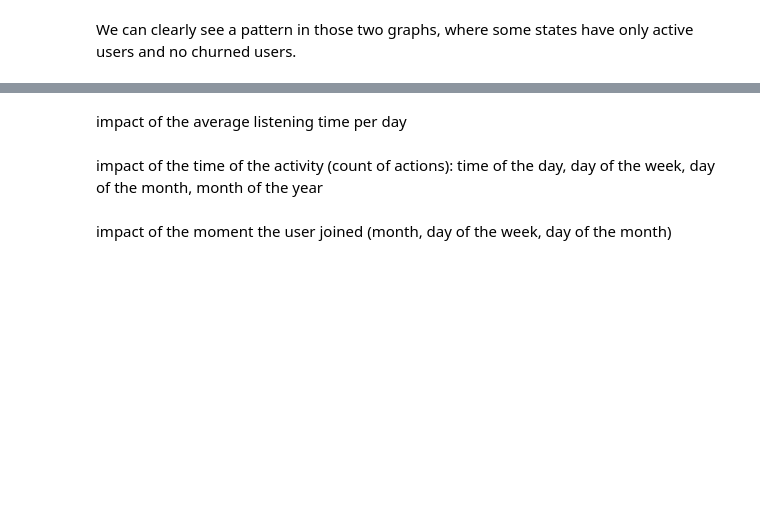
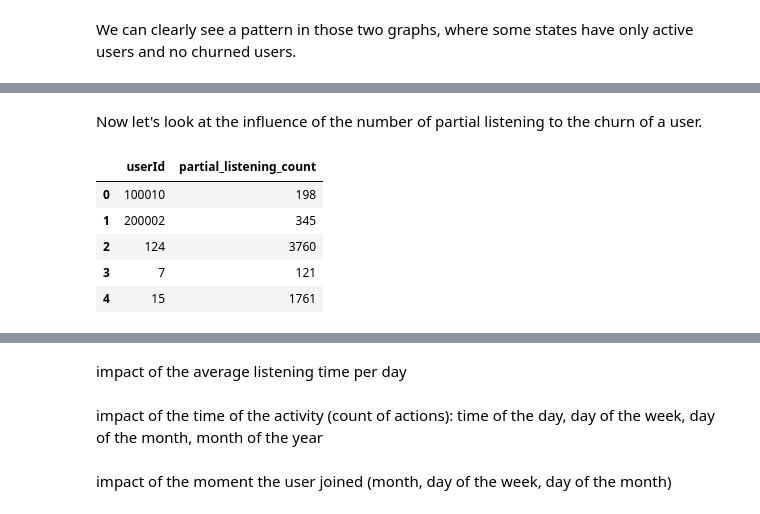
Before and after one commit to acoullandreau/capstone_sparkify, a Jupyter notebook: Exploration mini-dataset Sparkify.ipynb, the cells around one changed output, grey strips where cells are left out. Cells and saved outputs as stored; diff of their text form; code cells hidden in the pictures; blank space fills up the shorter version.

Commit message:
feat: added partial_listening calculation and plot

```diff
--- a/Exploration mini-dataset Sparkify.ipynb
+++ b/Exploration mini-dataset Sparkify.ipynb
@@ -943,0 +938,17 @@ event_data_churn.head(5)
+# %%
+# create a partition grouping by userId and sorting by descending timestamp
+user_category = Window.partitionBy("userId").orderBy(desc("ts"))
+
+# add two new columns containing the value of the action and the timestamp of the next event logged for a user
+partial_listening = event_data_churn.withColumn("next_ts", lag('ts', 1).over(user_category))
+partial_listening = partial_listening.withColumn("next_action", lag('page', 1).over(user_category))
+
+# calculate the difference between the timestamps of two following actions
+partial_listening = partial_listening.withColumn("diff_ts", (partial_listening.next_ts.cast("integer")-partial_listening.ts.cast("integer"))/1000)
+
+# drop the rows with a null value in the length column
+partial_listening = partial_listening.filter((~partial_listening["next_action"].isin(['Thumbs Up', 'Thumbs Down', 'Add to Playlist', 'Roll Advert']))).filter(partial_listening["length"].isNotNull())
+
+# compute to the time a song was listened two (difference between the length of a song and the diff between
+# two following actions)
+partial_listening = partial_listening.withColumn("listen_dur", partial_listening.length - partial_listening.diff_ts)
@@ -943,0 +975,11 @@ event_data_churn.head(5)
+# %%
+# create a flag column that tracks if a song was not listened to completely
+def is_partial(val):
+    if val > 5:
+        # arbitrarily, we consider that a user skipped a song if the following action logged
+        # occured more than 5 seconds before the end of the song
+        return 1
+    return 0
+
+flag_partial_event = udf(lambda x: is_partial(x), IntegerType())
+partial_listening = partial_listening.withColumn("partial_listening", flag_partial_event("listen_dur"))
@@ -943,0 +1007,19 @@ event_data_churn.head(5)
+# %% [markdown]
+Now let's look at the influence of the number of partial listening to the churn of a user.
+# %%
+# create pandas dataframes containing the total number of partial_listening for each user
+partial_no_churn = partial_listening.select(['userId']).where((event_data_churn_with_state['churn_paid']==0)
+                                                 &(event_data_churn_with_state['churn_service']==0)
+                                                ).join(partial_listening.groupby("userId") \
+                                                          .agg({"partial_listening": "count"}) \
+                                                          .withColumnRenamed("count(partial_listening)", "partial_listening_count"),
+                                                       ["userId"]).dropDuplicates().toPandas()
+# %%
+partial_no_churn.head()
+# %% [output]
+|  | userId | partial_listening_count |
+| 0 | 100010 | 198 |
+| 1 | 200002 | 345 |
+| 2 | 124 | 3760 |
+| 3 | 7 | 121 |
+| 4 | 15 | 1761 |
```
Also changed, not shown: parts of 12 cells of this notebook.
